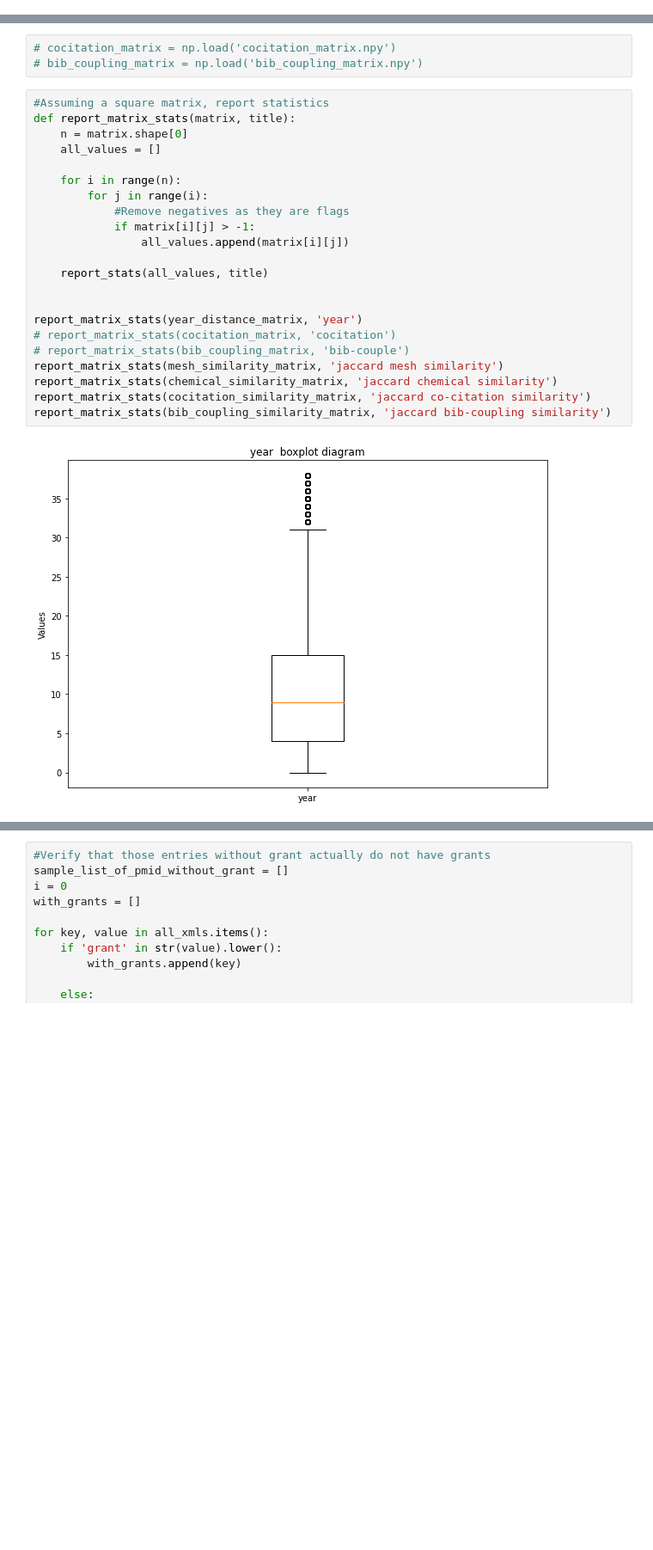
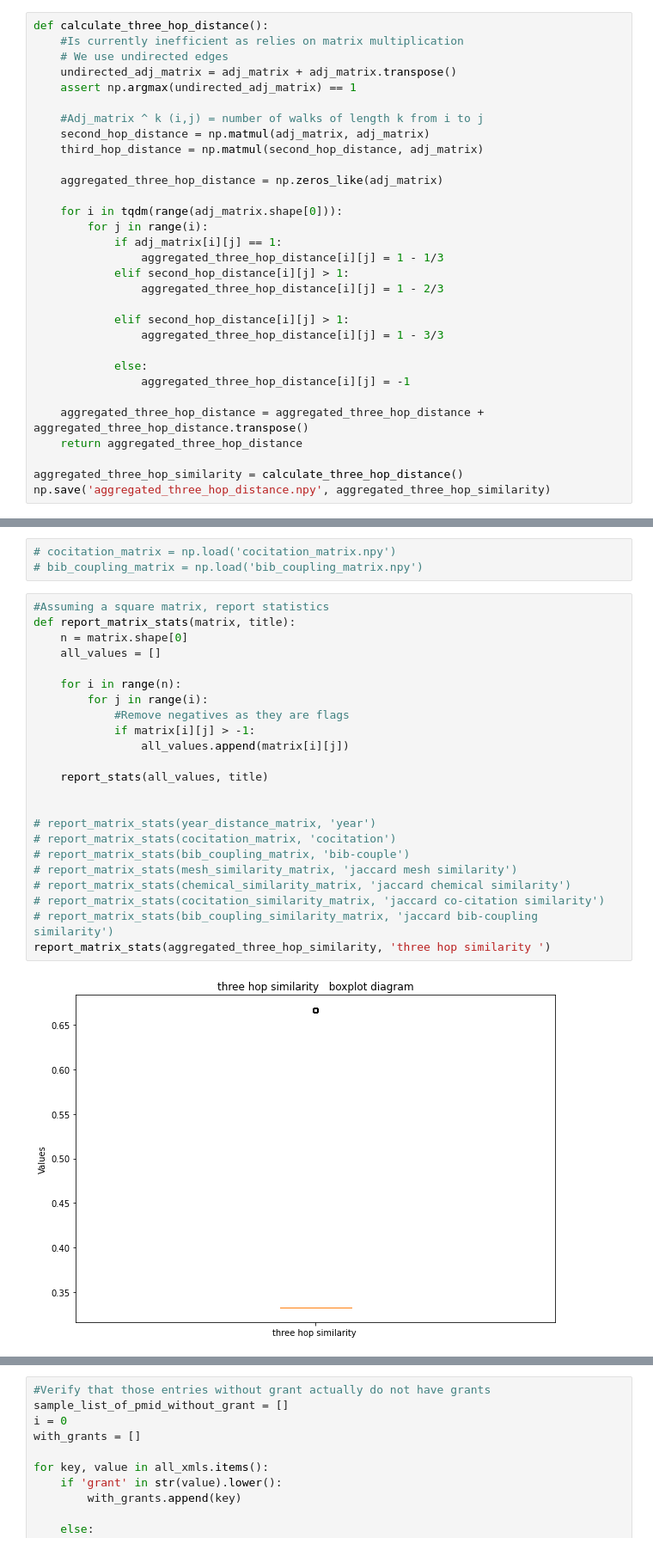
Before and after one commit to illinois-or-research-analytics/hm31_graphs, a Jupyter notebook: step_1/obtain_features.ipynb, the cells around one changed output, grey strips where cells are left out. Shown: that part at 86% size. Saved outputs shown, nothing was run; the diff lists cells and outputs as text; blank space fills up the shorter version.

Commit message:
3-hop distance added

```diff
--- a/step_1/obtain_features.ipynb
+++ b/step_1/obtain_features.ipynb
@@ -409,3 +412,34 @@ def calculate_three_hop_distance():
+# %%
+def calculate_three_hop_distance():
+    #Is currently inefficient as relies on matrix multiplication
+    # We use undirected edges
+    undirected_adj_matrix = adj_matrix + adj_matrix.transpose()
+    assert np.argmax(undirected_adj_matrix) == 1
+
+    #Adj_matrix ^ k (i,j) = number of walks of length k from i to j
+    second_hop_distance = np.matmul(adj_matrix, adj_matrix)
+    third_hop_distance = np.matmul(second_hop_distance, adj_matrix)
+
+    aggregated_three_hop_distance = np.zeros_like(adj_matrix)
+
+    for i in tqdm(range(adj_matrix.shape[0])):
+        for j in range(i):
+            if adj_matrix[i][j] == 1:
+                aggregated_three_hop_distance[i][j] = 1 - 1/3
+            elif second_hop_distance[i][j] > 1:
+                aggregated_three_hop_distance[i][j] = 1 - 2/3
+
+            elif second_hop_distance[i][j] > 1:
+                aggregated_three_hop_distance[i][j] = 1 - 3/3
+
+            else:
+                aggregated_three_hop_distance[i][j] = -1
+
+    aggregated_three_hop_distance = aggregated_three_hop_distance + aggregated_three_hop_distance.transpose()
+    return aggregated_three_hop_distance
+
+aggregated_three_hop_similarity = calculate_three_hop_distance()
+np.save('aggregated_three_hop_distance.npy', aggregated_three_hop_similarity)
 # %%
 #all mesh terms are tuples, so we use UI's as they are standard
 
@@ -505,24 +539,25 @@ np.save('chemical_similarity_matrix.npy', chemical_similarity_matrix)
 # %%
 #Assuming a square matrix, report statistics
 def report_matrix_stats(matrix, title):
     n = matrix.shape[0]
     all_values = []
 
     for i in range(n):
         for j in range(i):
             #Remove negatives as they are flags
             if matrix[i][j] > -1:
                 all_values.append(matrix[i][j])
 
     report_stats(all_values, title)
 
 
-report_matrix_stats(year_distance_matrix, 'year')
+# report_matrix_stats(year_distance_matrix, 'year')
 # report_matrix_stats(cocitation_matrix, 'cocitation')
 # report_matrix_stats(bib_coupling_matrix, 'bib-couple')
-report_matrix_stats(mesh_similarity_matrix, 'jaccard mesh similarity')
-report_matrix_stats(chemical_similarity_matrix, 'jaccard chemical similarity')
-report_matrix_stats(cocitation_similarity_matrix, 'jaccard co-citation similarity')
-report_matrix_stats(bib_coupling_similarity_matrix, 'jaccard bib-coupling similarity')
+# report_matrix_stats(mesh_similarity_matrix, 'jaccard mesh similarity')
+# report_matrix_stats(chemical_similarity_matrix, 'jaccard chemical similarity')
+# report_matrix_stats(cocitation_similarity_matrix, 'jaccard co-citation similarity')
+# report_matrix_stats(bib_coupling_similarity_matrix, 'jaccard bib-coupling similarity')
+report_matrix_stats(aggregated_three_hop_similarity, 'three hop similarity ')
 # %% [output]
-[figure, old version]
+[figure, new version]
```
Also changed, not shown: parts of 7 cells of this notebook, 3 other files.
